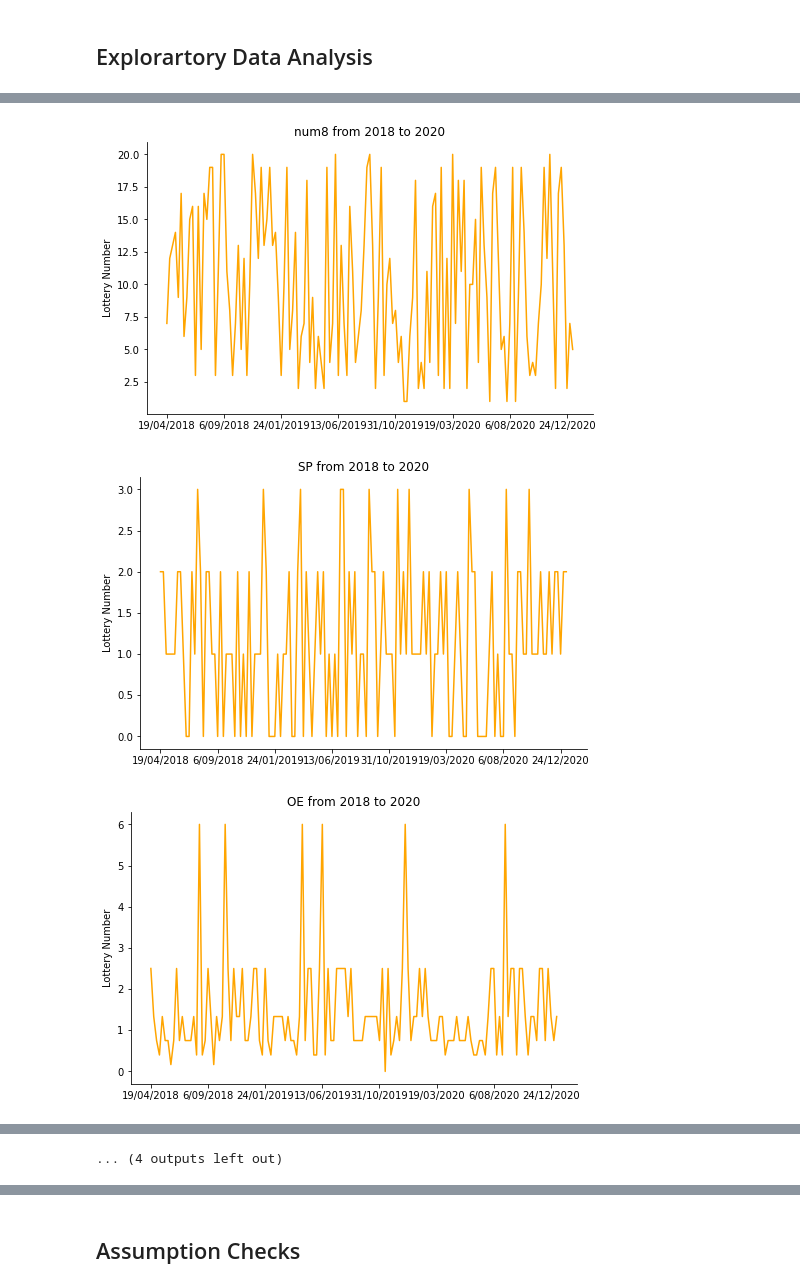
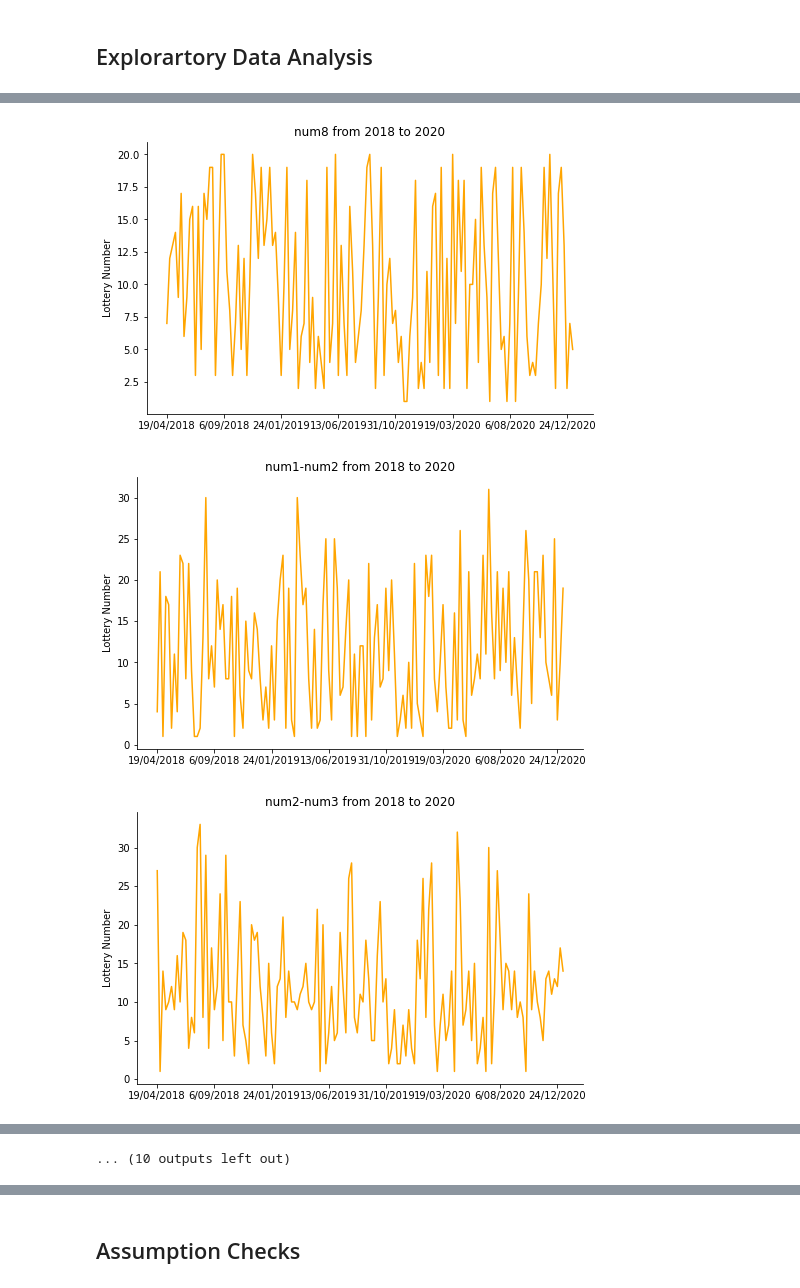
Before and after one commit to Anoshawott/project-PRE-LOT, a Jupyter notebook: forecasting-lottery.ipynb, the cells around one changed output, grey strips where cells are left out. Saved outputs shown, nothing was run; the diff lists cells and outputs as text; code cells hidden in the pictures.

```diff
--- a/forecasting-lottery.ipynb
+++ b/forecasting-lottery.ipynb
@@ -183,2 +178,9 @@ df
+# %%
+df['num1-num2']=abs(df['num1']-df['num2'])
+df['num2-num3']=abs(df['num2']-df['num3'])
+df['num3-num4']=abs(df['num3']-df['num4'])
+df['num4-num5']=abs(df['num4']-df['num5'])
+df['num5-num6']=abs(df['num5']-df['num6'])
+df['num6-num7']=abs(df['num6']-df['num7'])
 # %%
 # sorted(df['num8'].unique())
@@ -215,26 +211,28 @@ df
 # %% [markdown]
 ## Explorartory Data Analysis
 # %%
-cols = ['num1', 'num2', 'num3', 'num4', 'num5', 'num6', 'num7', 'num8', 'SP', 'OE', 'SB', 'P1', 'P2', 'P3', 'HTD', 'AC']
+cols = ['num1', 'num2', 'num3', 'num4', 'num5', 'num6', 'num7', 'num8',
+        'num1-num2', 'num2-num3', 'num3-num4', 'num4-num5', 'num5-num6',
+        'num6-num7', 'SP', 'OE', 'SB', 'P1', 'P2', 'P3', 'HTD', 'AC']
 
 for i in cols:
     y=df[i]
     fig, ax= plt.subplots(figsize=(8,5))
     y.plot(color='orange')
     ax.set_xlabel('')
     ax.set_ylabel('Lottery Number')
     ax.set_title(f'{i} from 2018 to 2020')
     ax.set_xticks([], minor=True) # I prefer to remove the minor ticks for a cleaner plot
     sns.despine()
     plt.show()
 # %% [output]
 [figure]
 [figure]
 [figure]
 [figure]
 [figure]
 [figure]
 [figure]
 [figure]
-[figure, old version]
+[figure, new version]
-[figure, old version]
+[figure, new version]
@@ -243,2 +241,2 @@ for i in cols:
-... (4 outputs left out)
+... (10 outputs left out)
 # %%
```
Also changed, not shown: parts of 38 cells of this notebook.
